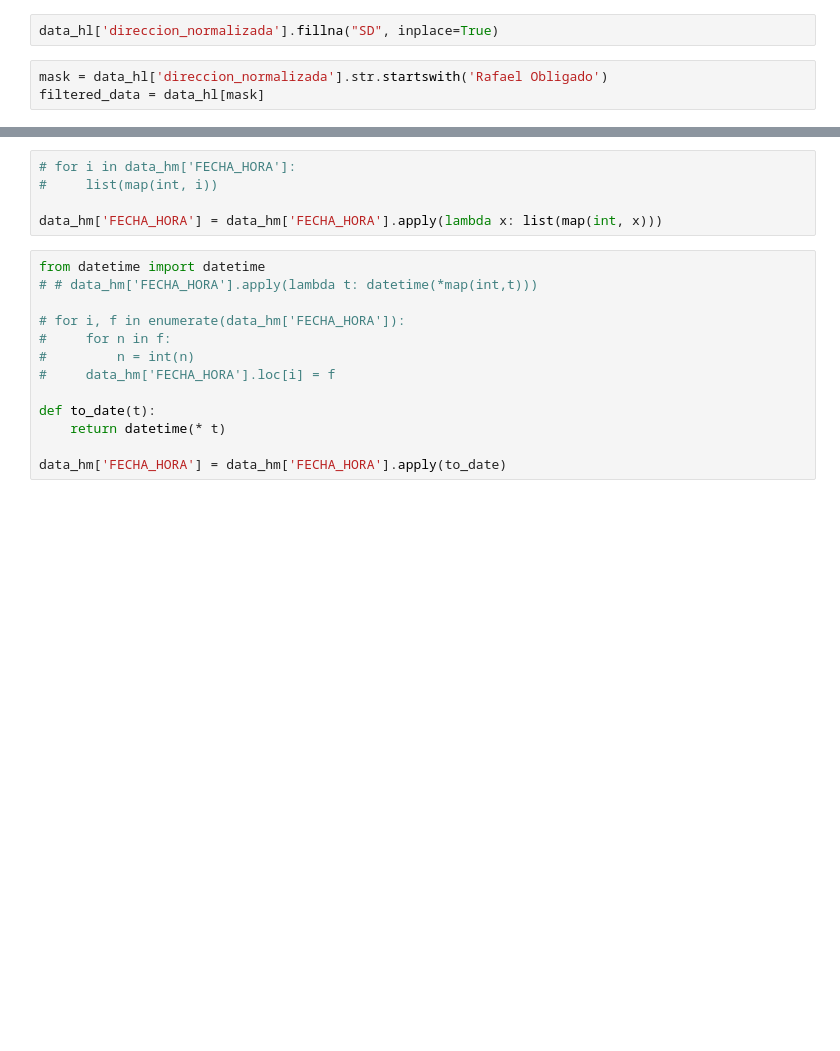
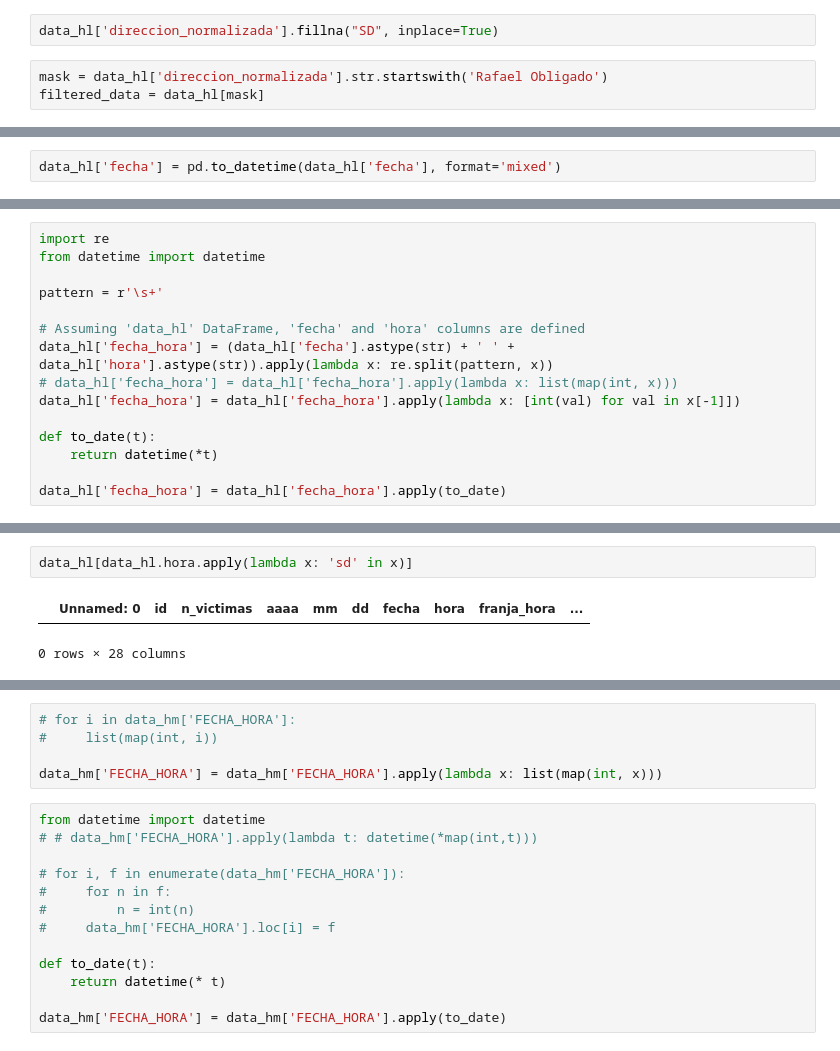
Before and after one commit to cypbk/pida-javier-bengolea, a Jupyter notebook: main.ipynb, the cells around one changed output, grey strips where cells are left out. Drawn from its saved outputs; the diff is of its cells as text; blank space fills up the shorter version.

```diff
--- a/main.ipynb
+++ b/main.ipynb
@@ -1487,0 +1478,2 @@ data_hm['HORA'] = data_hm['HORA'].astype(str)
+# %%
+data_hl['fecha'] = pd.to_datetime(data_hl['fecha'], format='mixed')
@@ -1487,0 +1492,15 @@ data_hm['HORA'] = data_hm['HORA'].astype(str)
+# %%
+import re
+from datetime import datetime
+
+pattern = r'\s+'
+
+# Assuming 'data_hl' DataFrame, 'fecha' and 'hora' columns are defined
+data_hl['fecha_hora'] = (data_hl['fecha'].astype(str) + ' ' + data_hl['hora'].astype(str)).apply(lambda x: re.split(pattern, x))
+# data_hl['fecha_hora'] = data_hl['fecha_hora'].apply(lambda x: list(map(int, x)))
+data_hl['fecha_hora'] = data_hl['fecha_hora'].apply(lambda x: [int(val) for val in x[-1]])
+
+def to_date(t):
+    return datetime(*t)
+
+data_hl['fecha_hora'] = data_hl['fecha_hora'].apply(to_date)
@@ -1487,0 +1513,5 @@ data_hm['HORA'] = data_hm['HORA'].astype(str)
+# %%
+data_hl[data_hl.hora.apply(lambda x: 'sd' in x)]
+# %% [output]
+|  | Unnamed: 0 | id | n_victimas | aaaa | mm | dd | fecha | hora | franja_hora | ... |
+0 rows × 28 columns
```
Also changed, not shown: parts of 52 cells of this notebook, 3 other files.
